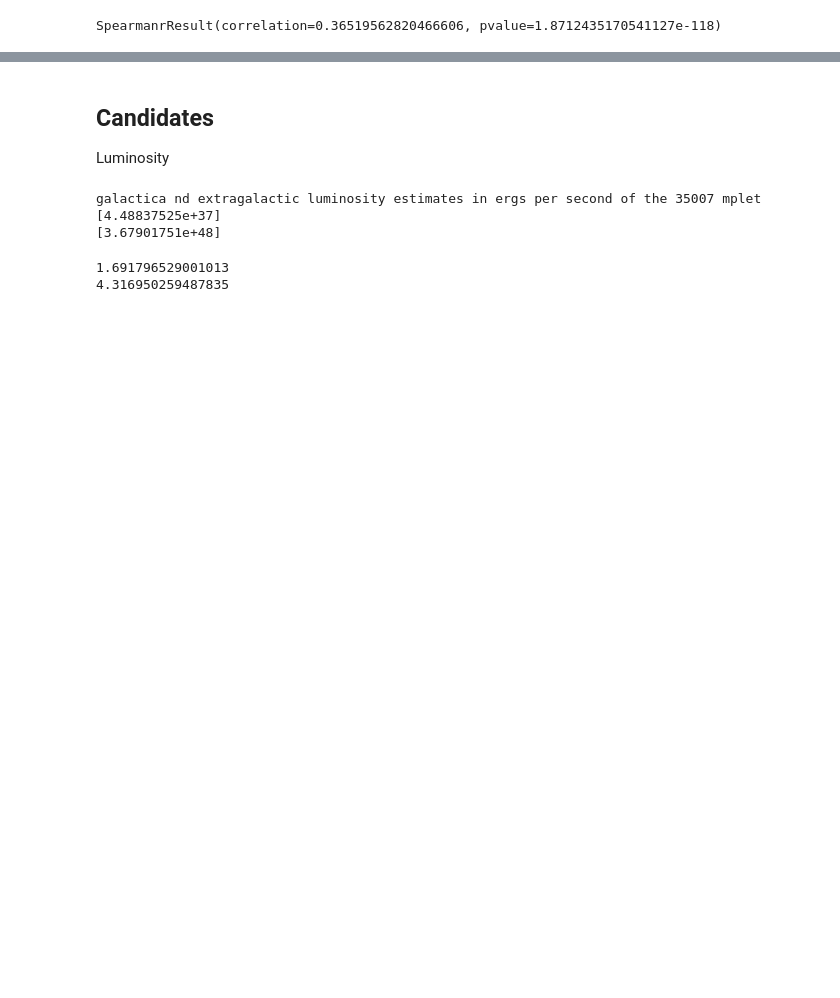
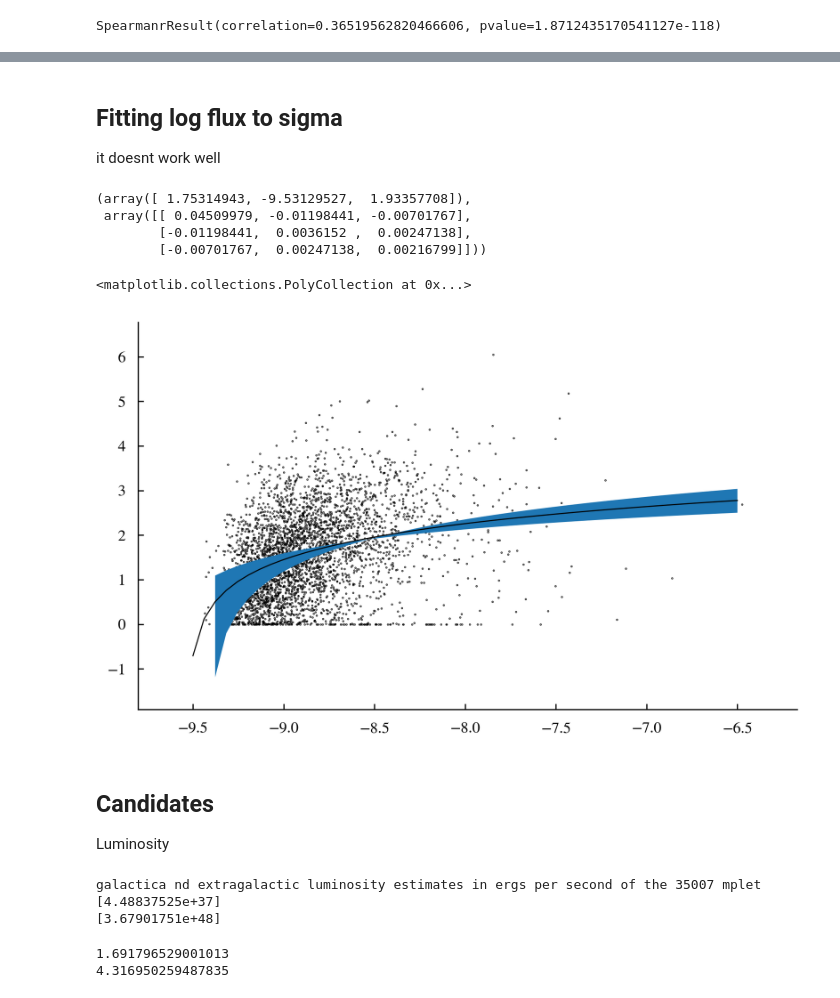
Before and after one commit to annanayjaitly/gamma_transients, a Jupyter notebook: testing/n4_analysis.ipynb, the cells around one changed output, grey strips where cells are left out. Cells and saved outputs as stored; diff of their text form; code cells hidden in the pictures; blank space fills up the shorter version.

```diff
--- a/testing/n4_analysis.ipynb
+++ b/testing/n4_analysis.ipynb
@@ -70,3 +101,46 @@ Pandas support in corner is deprecated; use ArviZ directly
+# %% [markdown]
+## Fitting log flux to sigma
+it doesnt work well
+# %%
+X = rd.reduced[l_n4]["LOG_FLUX_ERGS_PER_SECOND_CM2"]
+Y = rd.reduced[l_n4]["BERNOULLI_SIGMA"]
+
+def linear(x,a,b):
+    return a*x + b
+def root(x,a,b,c):
+    return a*np.sqrt(x-b) + c
+def loga(x,a,b,c):
+    return a*np.log10(x-b) + c
+
+from scipy.optimize import curve_fit
+
+# p,pcov = curve_fit(linear,X,Y)
+# # proot,pcovroot = curve_fit(root,X,Y)
+p,pcov = curve_fit(loga,X,Y,p0=(1.,-10,0))
+# %%
+p,pcov
+# %% [output]
+(array([ 1.75314943, -9.53129527,  1.93357708]),
+ array([[ 0.04509979, -0.01198441, -0.00701767],
+        [-0.01198441,  0.0036152 ,  0.00247138],
+        [-0.00701767,  0.00247138,  0.00216799]]))
+# %%
+pvar = np.diag(pcov)
+# %%
+fn = loga
+
+fig = plt.figure()
+ax = fig.add_subplot()
+ax.scatter(X,Y,s=.1)
+xspace = np.linspace(-9.5,-6.5)
+yspace = fn(xspace,*p)
+yup = fn(xspace,*(p + 2*np.sqrt(pvar)))
+ydown = fn(xspace,*(p - 2*np.sqrt(pvar)))
+ax.plot(xspace,yspace)
+ax.fill_between(xspace,ydown,yup)
+# %% [output]
+<matplotlib.collections.PolyCollection at 0x...>
+[figure, added]
 # %% [markdown]
 ## Candidates
 Luminosity
```
Also changed, not shown: parts of 8 cells of this notebook, 1 other file.
